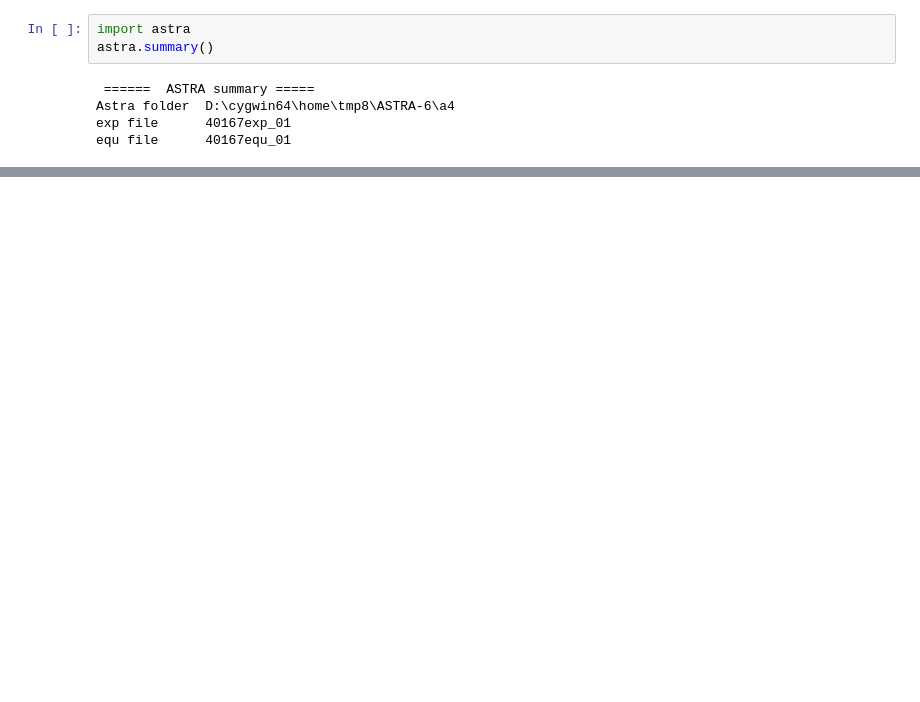
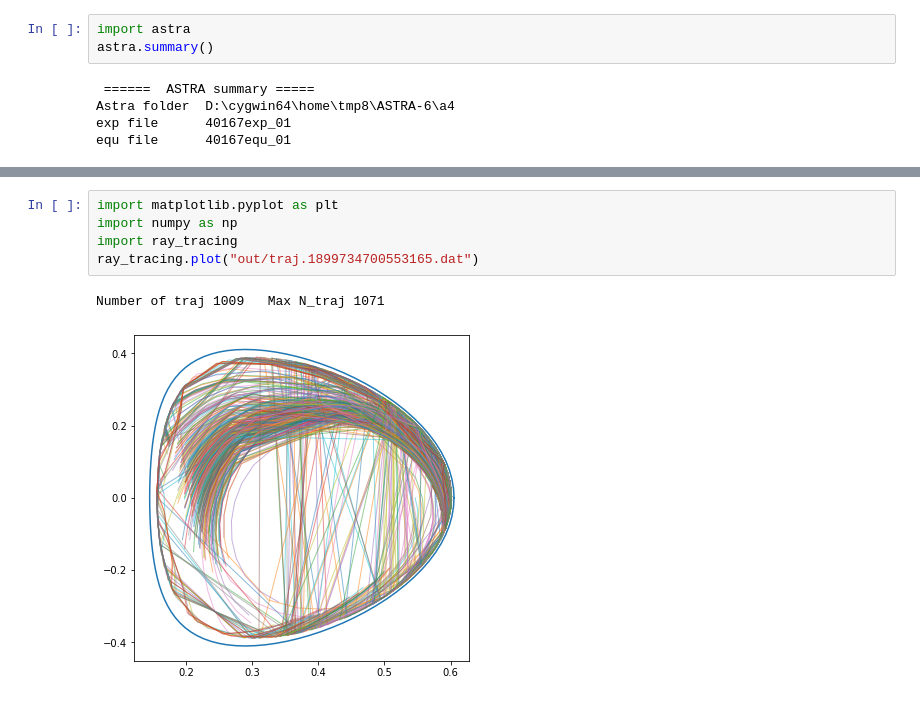
Before and after one commit to temper8/Discharge, a Jupyter notebook: astra/summary.ipynb, the cells around one changed output, grey strips where cells are left out. Cells and saved outputs as stored; diff of their text form; blank space fills up the shorter version.

```diff
--- a/astra/summary.ipynb
+++ b/astra/summary.ipynb
@@ -47,0 +56,8 @@ Number of traj 944   Max N_traj 1071
+# %%
+import matplotlib.pyplot as plt
+import numpy as np
+import ray_tracing
+ray_tracing.plot("out/traj.1899734700553165.dat")
+# %% [output]
+Number of traj 1009   Max N_traj 1071
+[figure, added]
```
Also changed, not shown: parts of 5 cells of this notebook.
